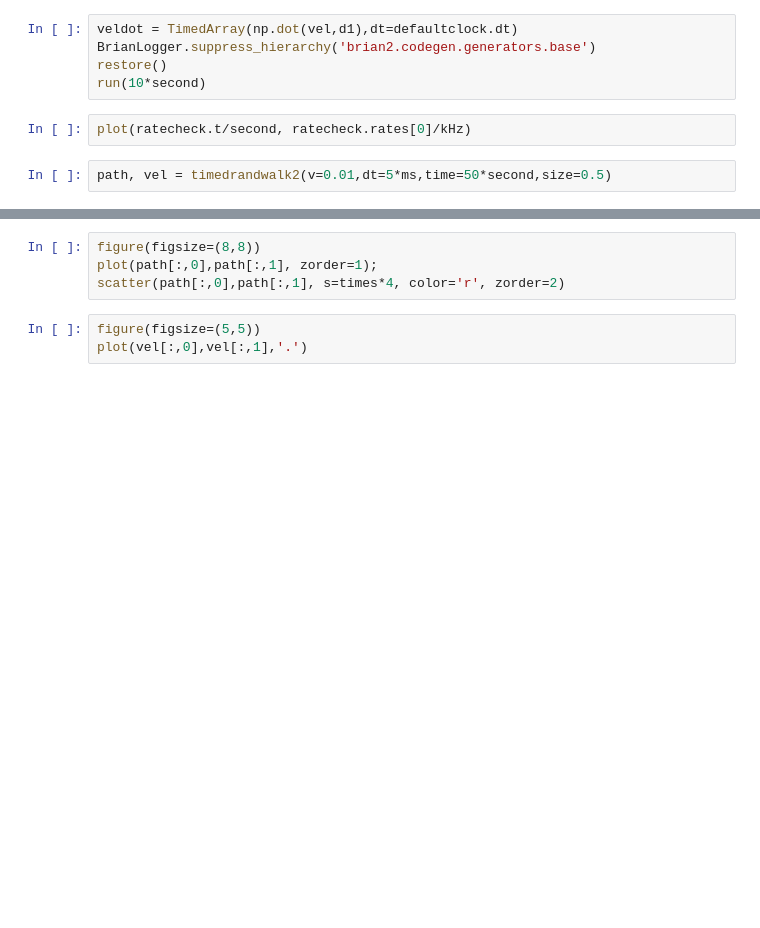
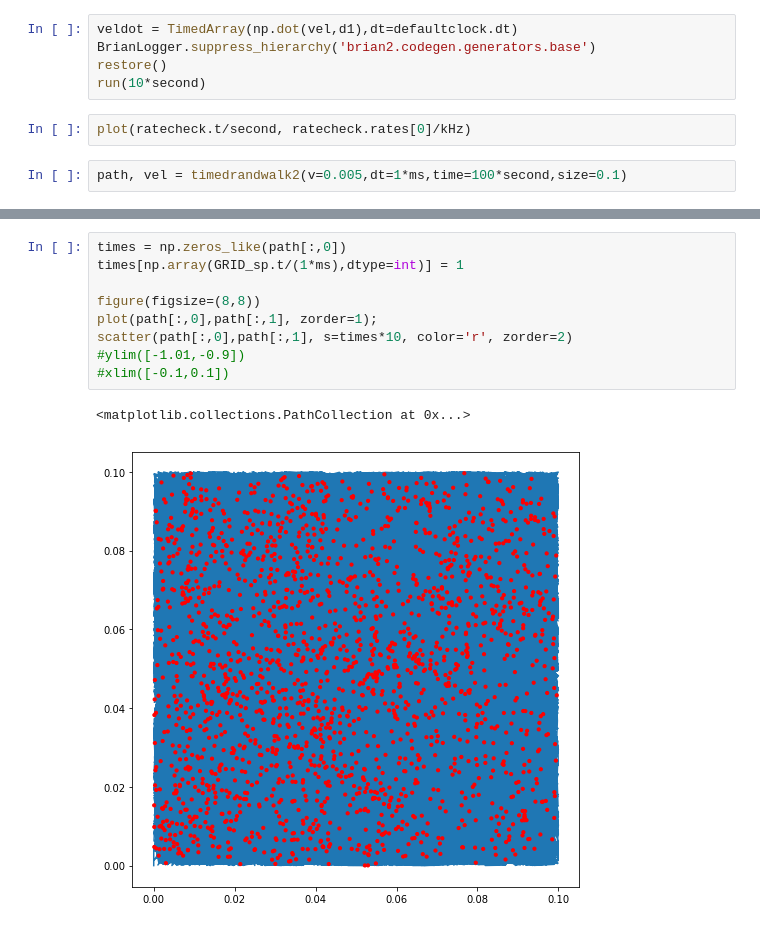
Before and after one commit to acellon/ifat-py, a Jupyter notebook: ifat-grid.ipynb, the cells around one changed output, grey strips where cells are left out. Cells and saved outputs as stored; diff of their text form; blank space fills up the shorter version.

```diff
--- a/ifat-grid.ipynb
+++ b/ifat-grid.ipynb
@@ -210,6 +202,6 @@ run(10*second)
 # %%
 plot(ratecheck.t/second, ratecheck.rates[0]/kHz)
 # %%
-path, vel = timedrandwalk2(v=0.01,dt=5*ms,time=50*second,size=0.5)
+path, vel = timedrandwalk2(v=0.005,dt=1*ms,time=100*second,size=0.1)
 # %%
 plot(path[:,0],path[:,1])
@@ -364,7 +397,12 @@ times[np.array(GRID_sp.t/(10*ms),dtype=int)] = 1
 # %%
+times = np.zeros_like(path[:,0])
+times[np.array(GRID_sp.t/(1*ms),dtype=int)] = 1
+
 figure(figsize=(8,8))
 plot(path[:,0],path[:,1], zorder=1);
-scatter(path[:,0],path[:,1], s=times*4, color='r', zorder=2)
+scatter(path[:,0],path[:,1], s=times*10, color='r', zorder=2)
+#ylim([-1.01,-0.9])
+#xlim([-0.1,0.1])
+# %% [output]
+<matplotlib.collections.PathCollection at 0x...>
+[figure, added]
-# %%
-figure(figsize=(5,5))
-plot(vel[:,0],vel[:,1],'.')
```
Also changed, not shown: parts of 25 cells of this notebook, 3 other files.
